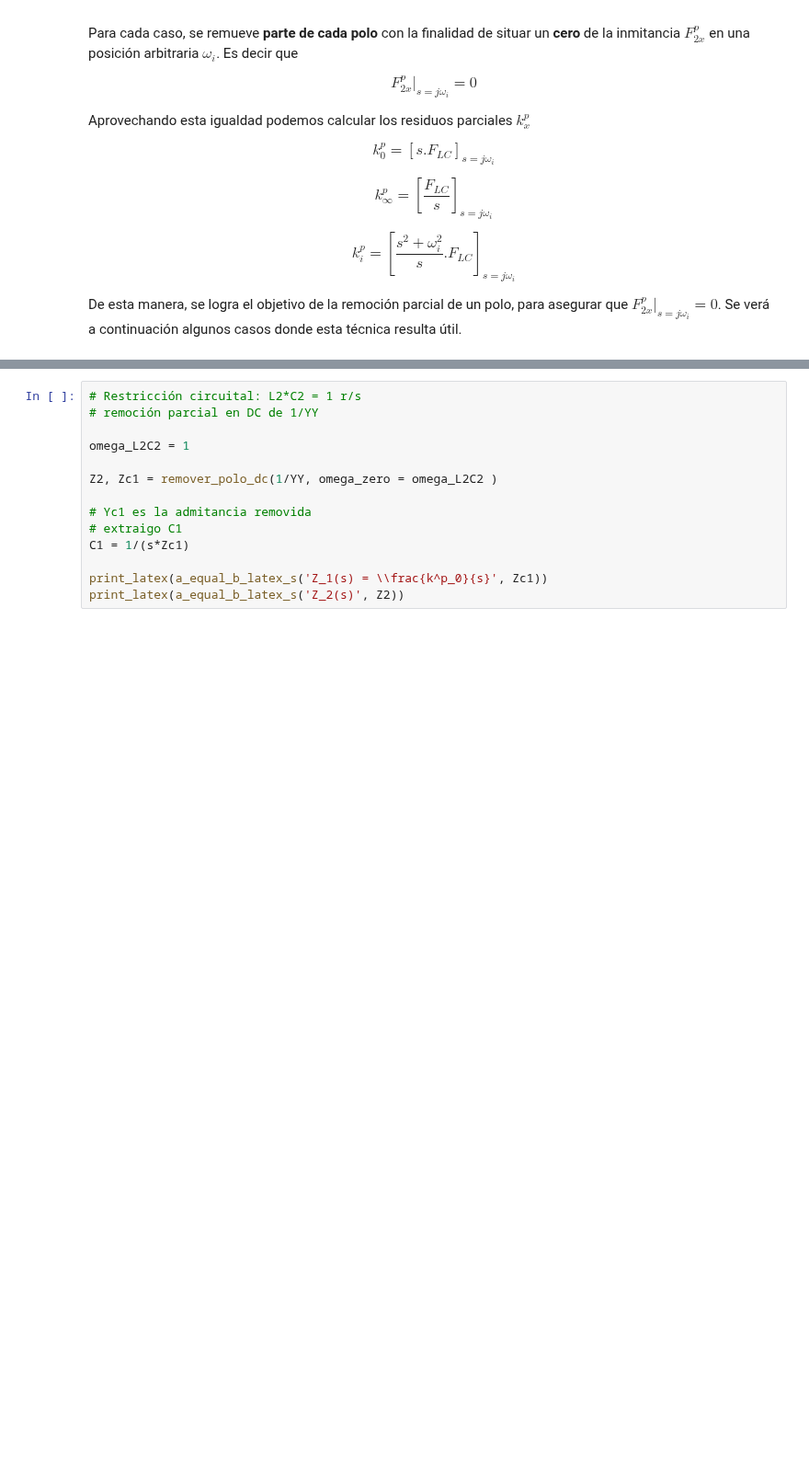
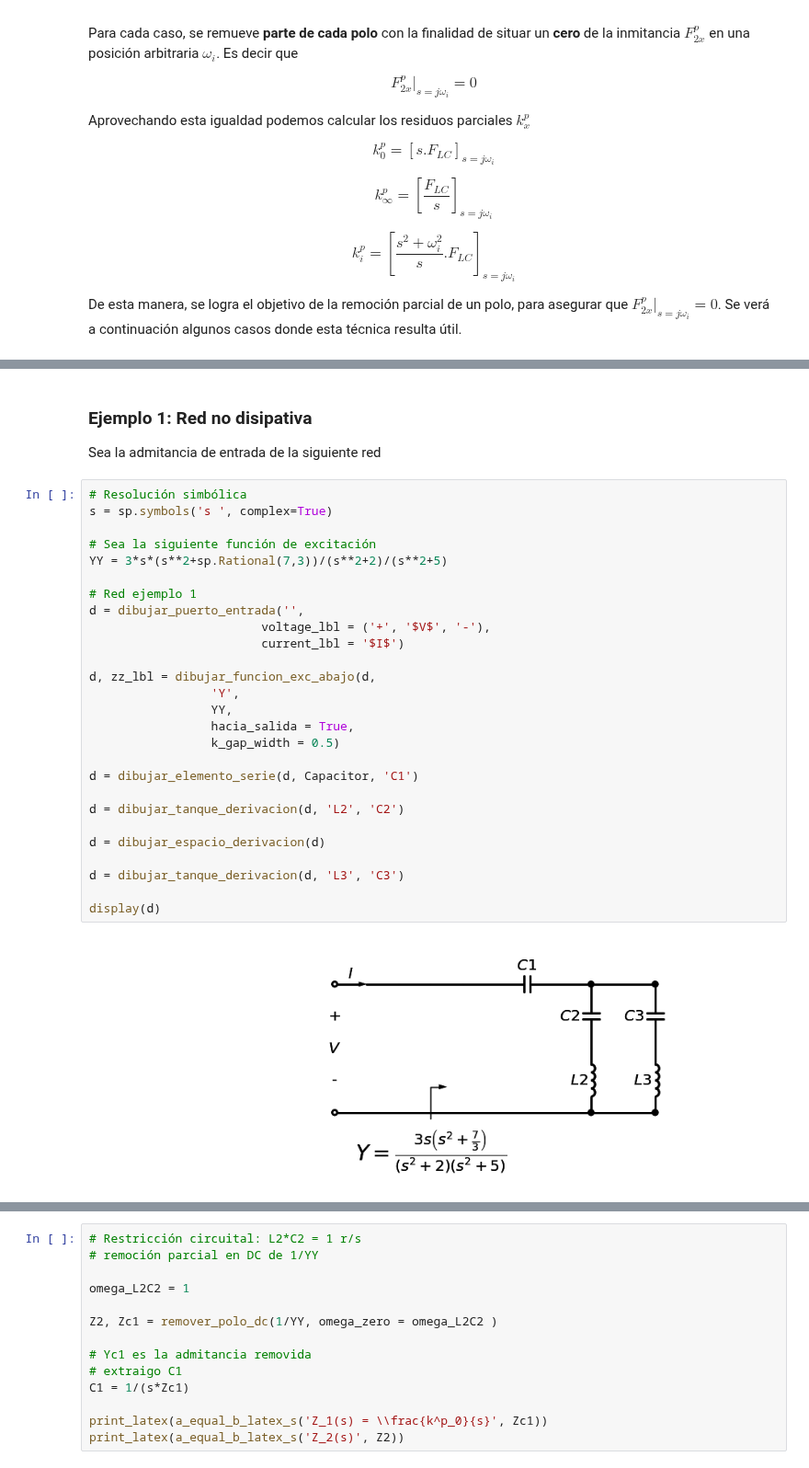
Before and after one commit to marianux/pytc2, a Jupyter notebook: docs/remociones_parciales.ipynb, the cells around one changed output, grey strips where cells are left out. Shown at 92% size. Cells and saved outputs as stored; diff of their text form; blank space fills up the shorter version.

```diff
--- a/docs/remociones_parciales.ipynb
+++ b/docs/remociones_parciales.ipynb
@@ -58 +68,34 @@ De esta manera, se logra el objetivo de la remoción parcial de un polo, para as
+# %% [markdown]
+### Ejemplo 1: Red no disipativa
+
+Sea la admitancia de entrada de la siguiente red
+# %%
+# Resolución simbólica
+s = sp.symbols('s ', complex=True)
+
+# Sea la siguiente función de excitación
+YY = 3*s*(s**2+sp.Rational(7,3))/(s**2+2)/(s**2+5)
+
+# Red ejemplo 1
+d = dibujar_puerto_entrada('',
+                        voltage_lbl = ('+', '$V$', '-'),
+                        current_lbl = '$I$')
+
+d, zz_lbl = dibujar_funcion_exc_abajo(d,
+                 'Y',
+                 YY,
+                 hacia_salida = True,
+                 k_gap_width = 0.5)
+
+d = dibujar_elemento_serie(d, Capacitor, 'C1')
+
+d = dibujar_tanque_derivacion(d, 'L2', 'C2')
+
+d = dibujar_espacio_derivacion(d)
+
+d = dibujar_tanque_derivacion(d, 'L3', 'C3')
+
+display(d)
+# %% [output]
+[figure, added]
 # %% [markdown]
```
Also changed, not shown: parts of 25 cells of this notebook, 13 other files.
